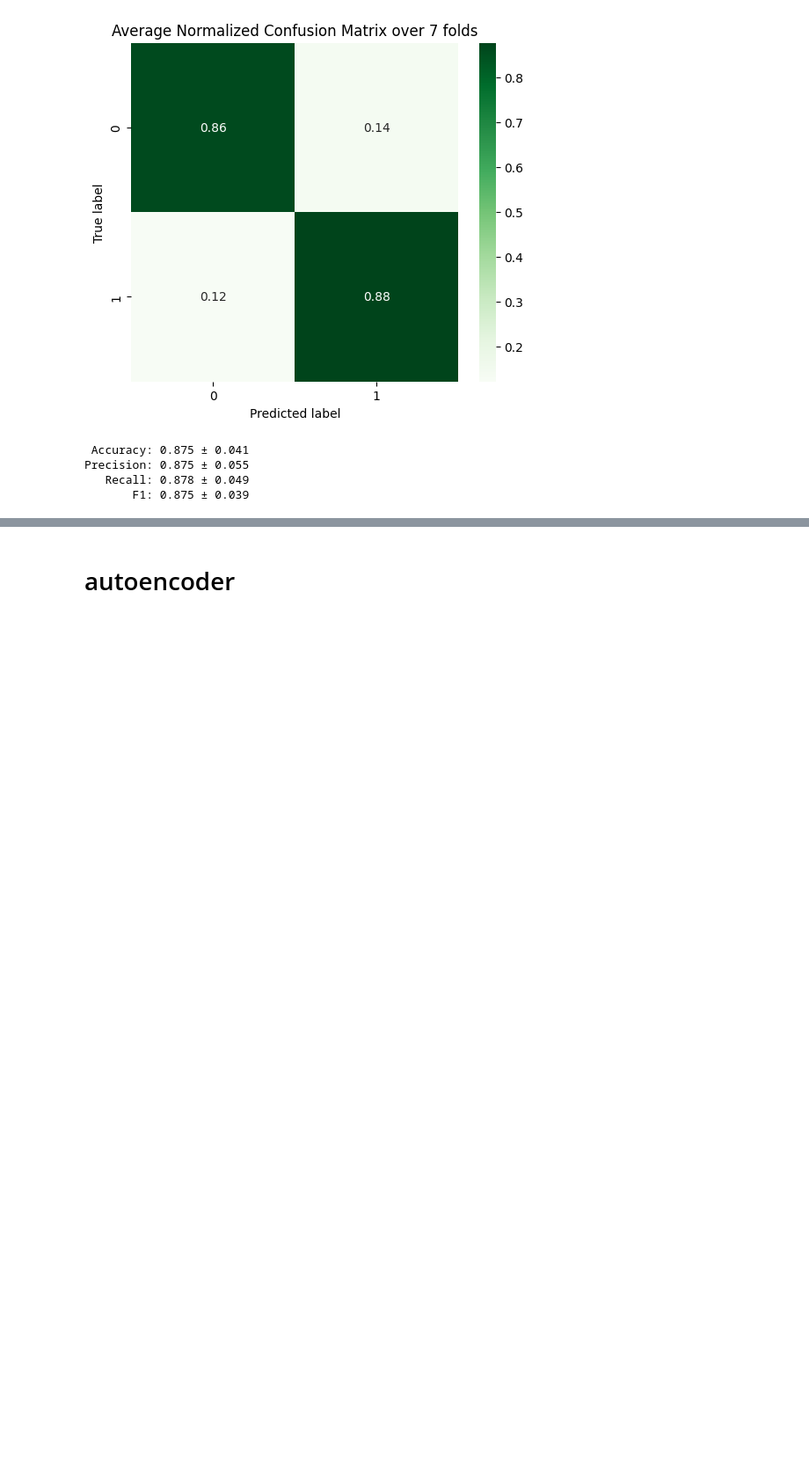
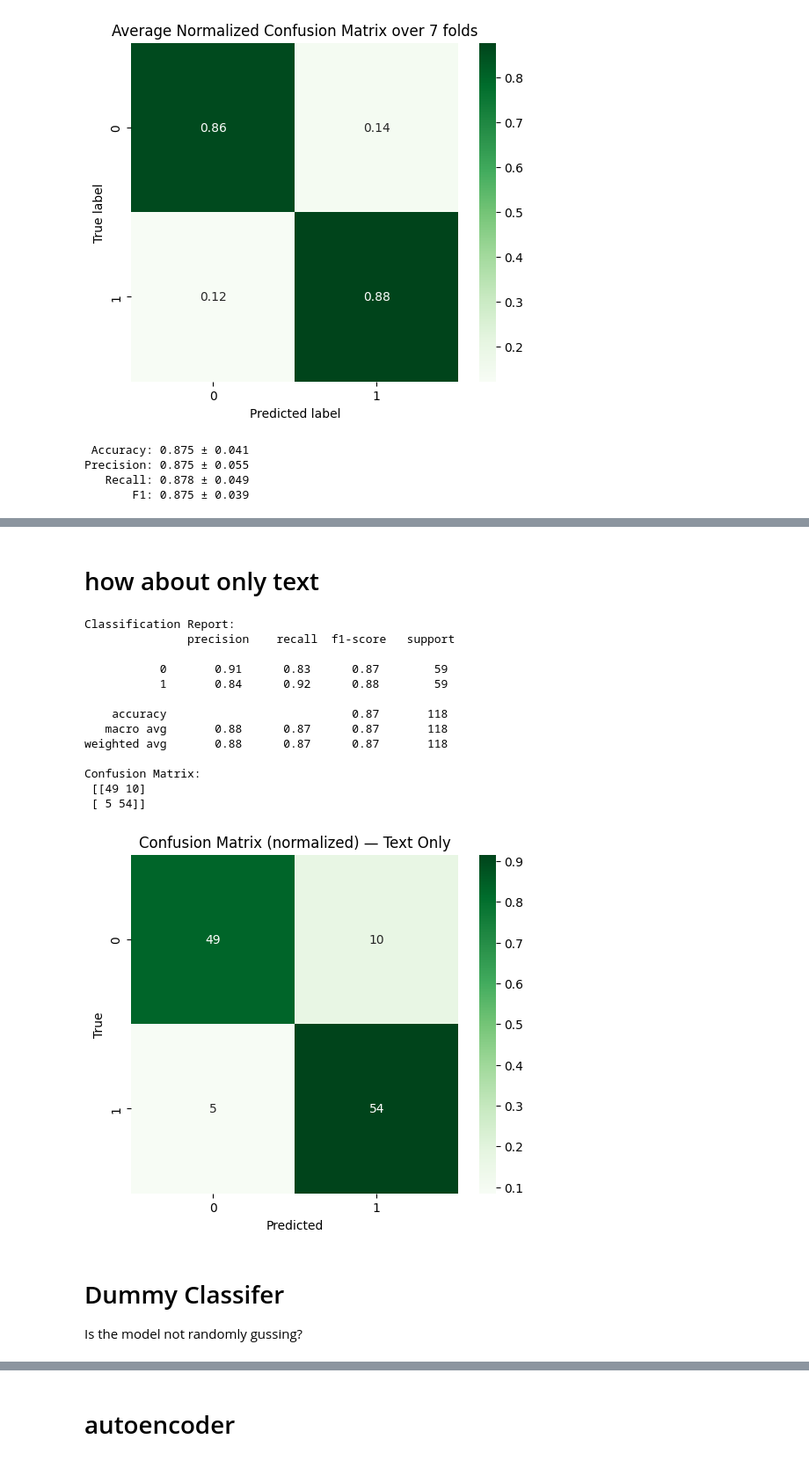
Before and after one commit to jmp-22/CMPT419Project, a Jupyter notebook: supervise_AI_tranning.ipynb, the cells around one changed output, grey strips where cells are left out. Shown at 88% size. Cells and saved outputs as stored; diff of their text form; code cells hidden in the pictures; blank space fills up the shorter version.

```diff
--- a/supervise_AI_tranning.ipynb
+++ b/supervise_AI_tranning.ipynb
@@ -232,0 +356,61 @@ Precision: 0.875 ± 0.055
+# %% [markdown]
+# how about only text
+# %%
+import numpy as np
+from sklearn.feature_extraction.text import TfidfVectorizer
+from sklearn.model_selection import train_test_split
+from sklearn.linear_model import LogisticRegression
+from sklearn.metrics import classification_report, confusion_matrix
+import matplotlib.pyplot as plt
+import seaborn as sns
+
+# 1. Vectorize text only
+vectorizer = TfidfVectorizer()
+X = vectorizer.fit_transform(balanced_df['text'])
+
+# 2. Labels
+y = balanced_df['binary_label']
+
+# 3. Train/test split
+X_train, X_test, y_train, y_test = train_test_split(
+    X, y, test_size=0.2, random_state=777, stratify=y
+)
+
+# 4. Fit classifier
+clf = LogisticRegression(max_iter=5000)
+clf.fit(X_train, y_train)
+
+# 5. Predict & evaluate
+y_pred = clf.predict(X_test)
+print("Classification Report:\n", classification_report(y_test, y_pred))
+print("Confusion Matrix:\n", confusion_matrix(y_test, y_pred))
+
+# 6. Plot normalized confusion matrix
+cm = confusion_matrix(y_test, y_pred)
+cm_norm = cm.astype(float) / cm.sum(axis=1)[:, None]
+
+plt.figure(figsize=(6,5))
+sns.heatmap(cm_norm, annot=cm, fmt='d', cmap='Greens',
+            xticklabels=clf.classes_, yticklabels=clf.classes_)
+plt.xlabel("Predicted")
+plt.ylabel("True")
+plt.title("Confusion Matrix (normalized) — Text Only")
+plt.show()
+# %% [output]
+Classification Report:
+               precision    recall  f1-score   support
+
+           0       0.91      0.83      0.87        59
+           1       0.84      0.92      0.88        59
+
+    accuracy                           0.87       118
+   macro avg       0.88      0.87      0.87       118
+weighted avg       0.88      0.87      0.87       118
+
+Confusion Matrix:
+ [[49 10]
+ [ 5 54]]
+[figure, added]
+# %% [markdown]
+# Dummy Classifer
+Is the model not randomly gussing?
```
Also changed, not shown: parts of 15 cells of this notebook.
